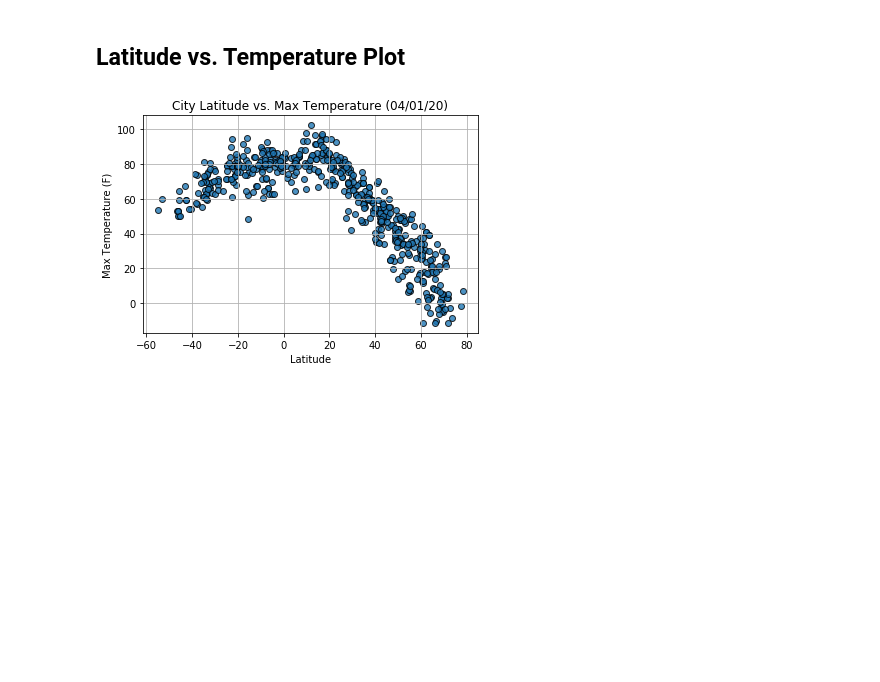
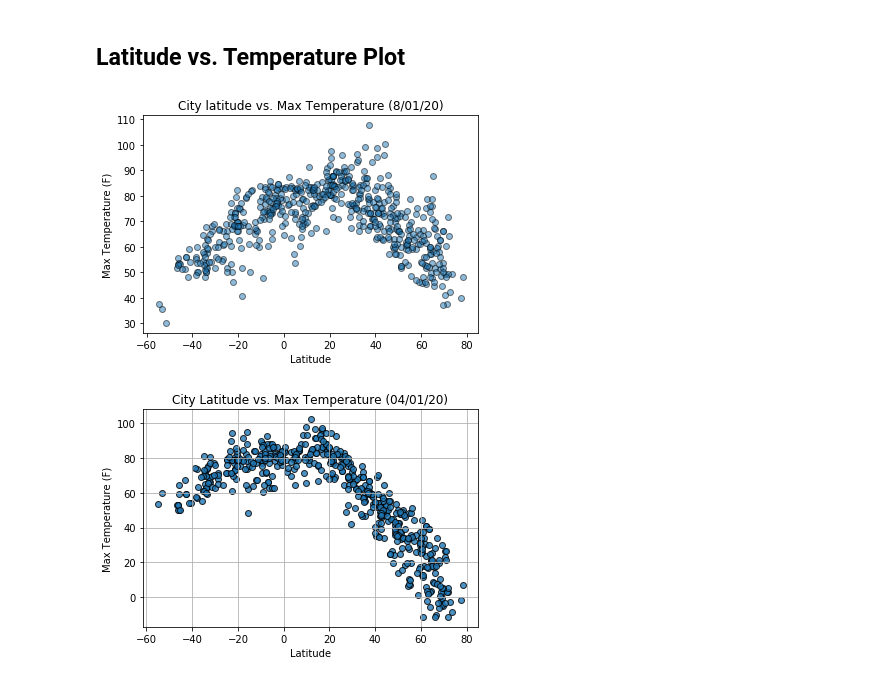
Before and after one commit to george-simon/python-api-challenge, a Jupyter notebook: WeatherPy/WeatherPy.ipynb, the cells around one changed output. Cells and saved outputs as stored; diff of their text form; code cells hidden in the pictures; blank space fills up the shorter version.

```diff
--- a/WeatherPy/WeatherPy.ipynb
+++ b/WeatherPy/WeatherPy.ipynb
@@ -227,6 +211,22 @@ Int64Index([], dtype='int64')
 * Save the plotted figures as .pngs.
 # %% [markdown]
 ## Latitude vs. Temperature Plot
+# %%
+# Generate a scatter plot of City Latitude vs Max Temperature
+chart_data = pd.read_csv('../output_data/weather_city.csv')
+
+# Chart Titles
+plt.title("City latitude vs. Max Temperature (8/01/20)")
+plt.ylabel("Max Temperature (F)")
+plt.xlabel("Latitude")
+
+y_axis = chart_data["max temp"]
+x_axis = chart_data["lat"]
+
+plt.scatter(x_axis, y_axis, marker="o", color="tab:blue", edgecolors='black', alpha=0.5)
+plt.show()
+# %% [output]
+[figure, added]
 # %%
 # %% [output]
 [figure]
```
Also changed, not shown: parts of 4 cells of this notebook.
